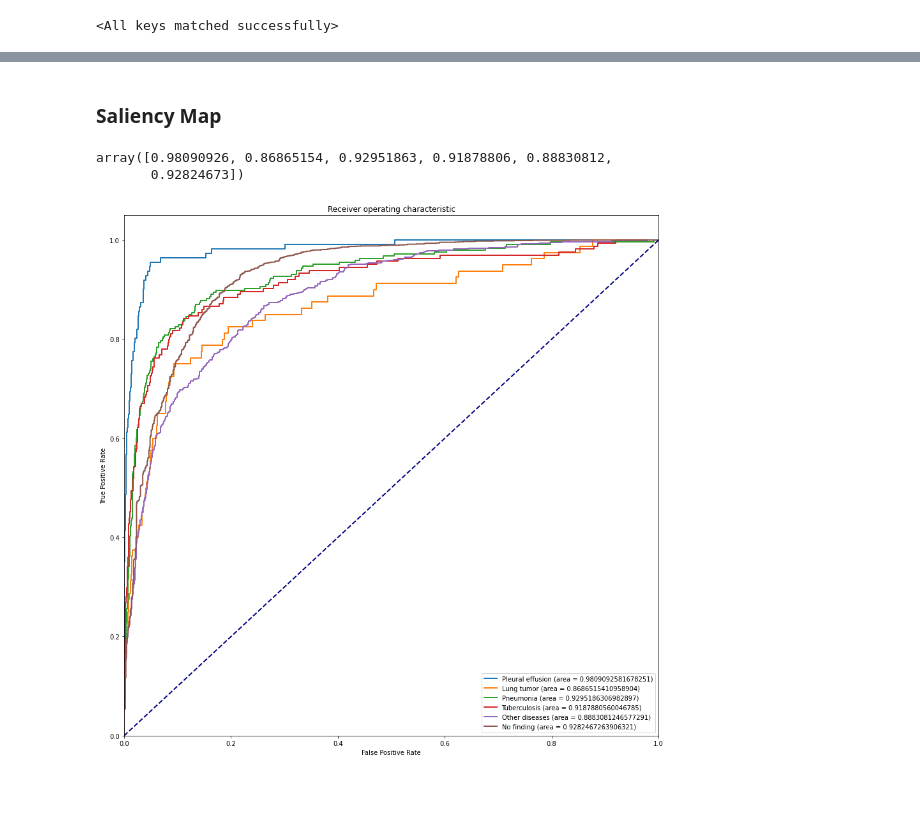
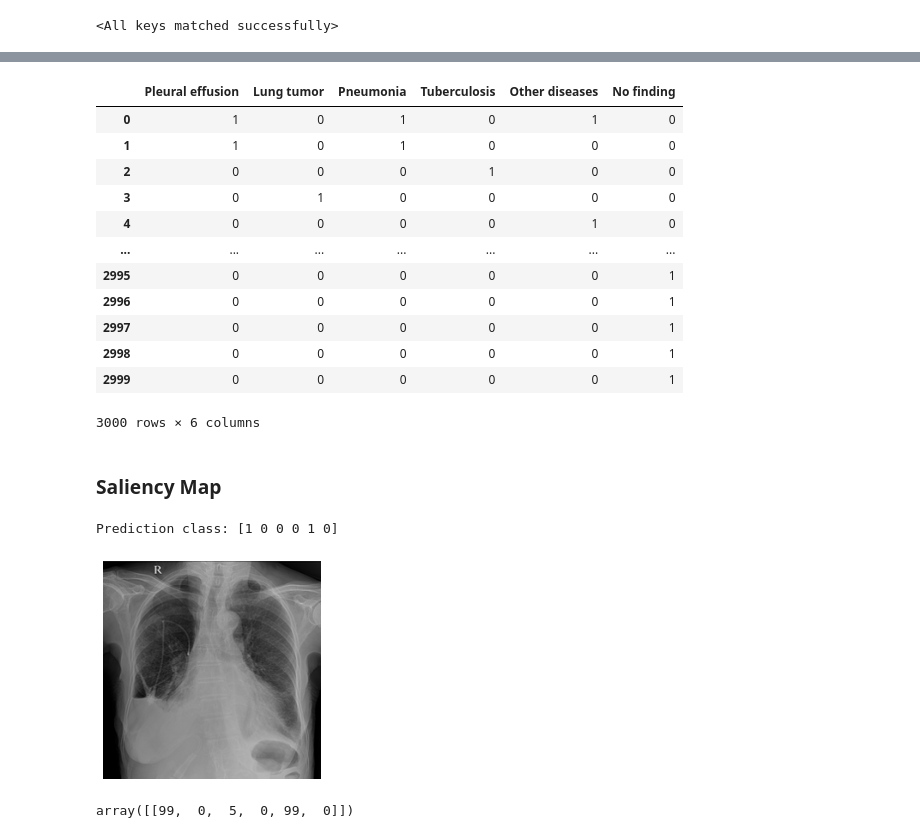
Before and after one commit to akansh12/Vin-ChestXR-Abnormality-detection, a Jupyter notebook: Notebooks/Saliency_map.ipynb, the cells around one changed output, grey strips where cells are left out. Saved outputs shown, nothing was run; the diff lists cells and outputs as text; code cells hidden in the pictures; blank space fills up the shorter version.

```diff
--- a/Notebooks/Saliency_map.ipynb
+++ b/Notebooks/Saliency_map.ipynb
@@ -146,8 +160,18 @@ model.load_state_dict(state_dict)
+# %%
+test_label_df[global_labels]
+# %% [output]
+|  | Pleural effusion | Lung tumor | Pneumonia | Tuberculosis | Other diseases | No finding |
+| 0 | 1 | 0 | 1 | 0 | 1 | 0 |
+| 1 | 1 | 0 | 1 | 0 | 0 | 0 |
+| 2 | 0 | 0 | 0 | 1 | 0 | 0 |
+| 3 | 0 | 1 | 0 | 0 | 0 | 0 |
+| 4 | 0 | 0 | 0 | 0 | 1 | 0 |
+| ... | ... | ... | ... | ... | ... | ... |
+| 2995 | 0 | 0 | 0 | 0 | 0 | 1 |
+| 2996 | 0 | 0 | 0 | 0 | 0 | 1 |
+| 2997 | 0 | 0 | 0 | 0 | 0 | 1 |
+| 2998 | 0 | 0 | 0 | 0 | 0 | 1 |
+| 2999 | 0 | 0 | 0 | 0 | 0 | 1 |
+3000 rows × 6 columns
 # %% [markdown]
 ### Saliency Map
-# %%
-model.eval()
-predicted = []
-for images,labels in tqdm(testloader):
-    ps = model(images)
-    predicted.extend(ps.tolist())
@@ -156,5 +177,0 @@ roc_auc_score(testloader.dataset.labels, np.array(predicted), average=None)
-# %%
-roc_auc_score(testloader.dataset.labels, np.array(predicted), average=None)
-# %% [output]
-array([0.98090926, 0.86865154, 0.92951863, 0.91878806, 0.88830812,
-       0.92824673])
@@ -166,18 +177,0 @@ fpr, tpr, thresholds =  roc_curve(np.array(testloader.dataset.labels)[:,0], np.a
-# %%
-plt.figure(figsize=(15,15))
-lw = 2
-global_labels = ['Pleural effusion', 'Lung tumor', 'Pneumonia', 'Tuberculosis', 'Other diseases', 'No finding']
-for i,j in enumerate(global_labels):
-    fpr, tpr, thresholds =  roc_curve(np.array(testloader.dataset.labels)[:,i], np.array(predicted)[:,i])
-    plt.plot(fpr,tpr,lw=lw,label=f"{global_labels[i]} (area = {auc(fpr,tpr)})")
-
-plt.plot([0, 1], [0, 1], color="navy", lw=lw, linestyle="--")
-plt.xlim([0.0, 1.0])
-plt.ylim([0.0, 1.05])
-plt.xlabel("False Positive Rate")
-plt.ylabel("True Positive Rate")
-plt.title("Receiver operating characteristic")
-plt.legend(loc="lower right")
-plt.show()
-# %% [output]
-[figure, removed]
@@ -183,0 +243,21 @@ plt.show()
+# %%
+# Load the image
+im_orig = LoadImage("/scratch/scratch6/akansh12/DeepEXrays/data/data_256/test/e0dc2e79105ad93532484e956ef8a71a.png")
+im_tensor = PreprocessImages([im_orig])
+# Show the image
+ShowImage(im_orig)
+
+predictions = model(im_tensor)
+predictions = predictions.detach().numpy()
+prediction_class = (predictions[0]>0.5).astype('int')
+call_model_args = {class_idx_str: prediction_class}
+
+print("Prediction class: " + str(prediction_class))  # Should be a doberman, class idx = 236
+im = im_orig.astype(np.float32)
+# %% [output]
+Prediction class: [1 0 0 0 1 0]
+[figure, added]
+# %%
+(predictions*100).astype('int')
+# %% [output]
+array([[99,  0,  5,  0, 99,  0]])
```
Also changed, not shown: parts of 17 cells of this notebook, 2 other files.
